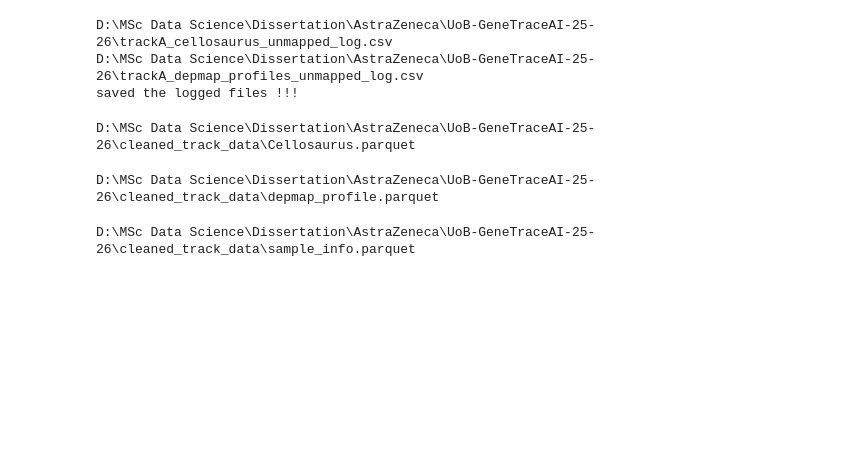
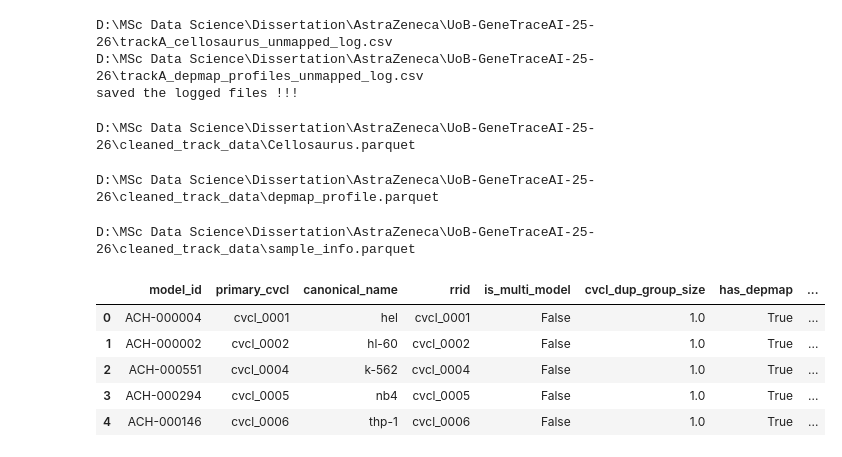
Before and after one commit to UoB-AstraZeneca-25-26/UoB-GeneTraceAI-25-26, a Jupyter notebook: src/Track - A/04_track_a_harmonization.ipynb, the cells around one changed output. Drawn from its saved outputs; the diff is of its cells as text; code cells hidden in the pictures; blank space fills up the shorter version.

```diff
--- a/src/Track - A/04_track_a_harmonization.ipynb
+++ b/src/Track - A/04_track_a_harmonization.ipynb
@@ -1207,3 +1207,14 @@ print(sam_harmonization_path)
 cell_line_lookup_sam.to_parquet(sam_harmonization_path, index=False)
 # %% [output]
 D:\MSc Data Science\Dissertation\AstraZeneca\UoB-GeneTraceAI-25-26\cleaned_track_data\sample_info.parquet
+# %%
+cl_lkp = pd.read_parquet("reference/cell_line_lookup.parquet")
+
+cl_lkp.head()
+# %% [output]
+|  | model_id | primary_cvcl | canonical_name | rrid | is_multi_model | cvcl_dup_group_size | has_depmap | ... |
+| 0 | ACH-000004 | cvcl_0001 | hel | cvcl_0001 | False | 1.0 | True | ... |
+| 1 | ACH-000002 | cvcl_0002 | hl-60 | cvcl_0002 | False | 1.0 | True | ... |
+| 2 | ACH-000551 | cvcl_0004 | k-562 | cvcl_0004 | False | 1.0 | True | ... |
+| 3 | ACH-000294 | cvcl_0005 | nb4 | cvcl_0005 | False | 1.0 | True | ... |
+| 4 | ACH-000146 | cvcl_0006 | thp-1 | cvcl_0006 | False | 1.0 | True | ... |
```
Also changed, not shown: parts of 7 cells of this notebook, 4 other files.
